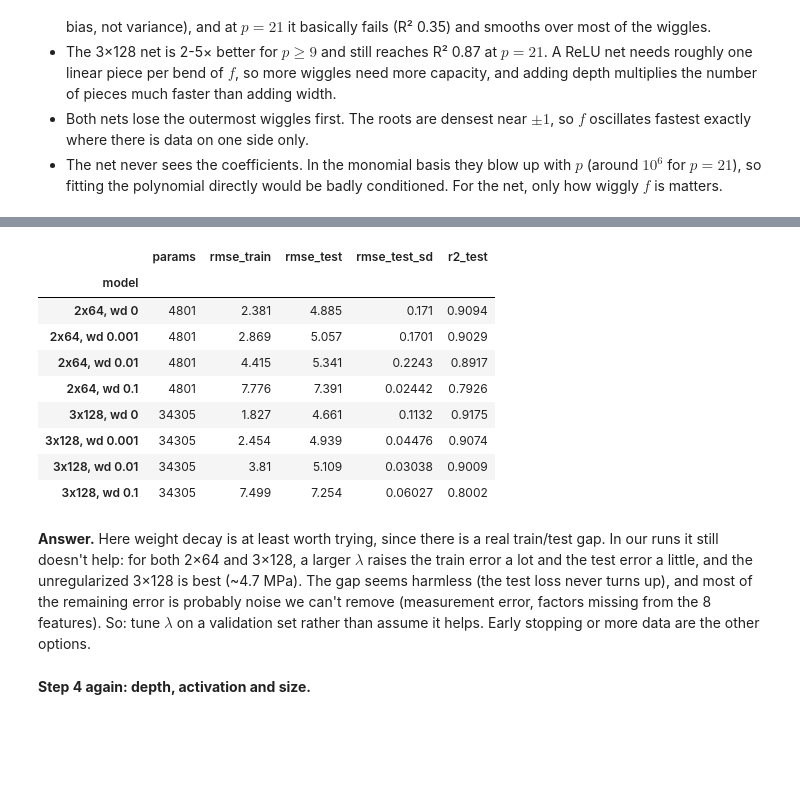
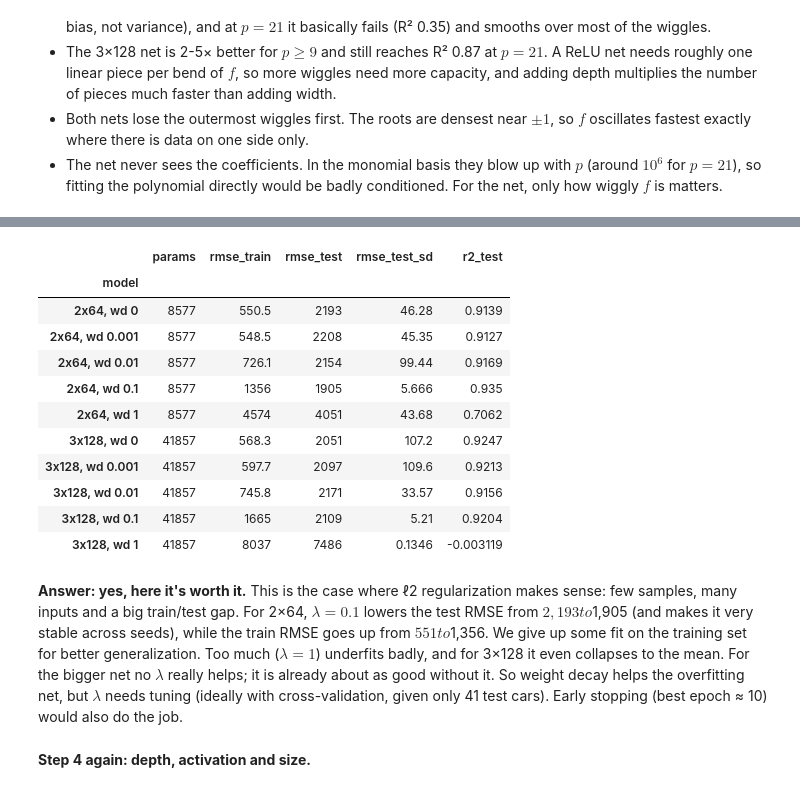
Before and after one commit to Space0code/emai-ml-lab2, a Jupyter notebook: part1.ipynb, the cells around one changed output, grey strips where cells are left out. Drawn from its saved outputs; the diff is of its cells as text; code cells hidden in the pictures; blank space fills up the shorter version.

```diff
--- a/part1.ipynb
+++ b/part1.ipynb
@@ -518,31 +520,34 @@ after 300 epochs: RMSE train 2.39 / test 4.95 MPa, test R2 0.907
 # %%
-def in_mpa(res):  # RMSE in MPa; the _sd column is the seed std (delta method)
-    return res.assign(rmse_train=to_mpa(res.mse_train), rmse_test=to_mpa(res.mse_test),
-                      rmse_test_sd=MPA * res.mse_test_sd / (2 * np.sqrt(res.mse_test)))[
+def in_usd(res):  # RMSE in $; the _sd column is the seed std (delta method)
+    return res.assign(rmse_train=to_usd(res.mse_train), rmse_test=to_usd(res.mse_test),
+                      rmse_test_sd=USD * res.mse_test_sd / (2 * np.sqrt(res.mse_test)))[
         ["params", "rmse_train", "rmse_test", "rmse_test_sd", "r2_test"]]
 
 big = (128, 128, 128)
 rwd, _ = compare({f"{a}, wd {wd:g}": dict(widths=w, wd=wd)
-                  for a, w in [("2x64", (64, 64)), ("3x128", big)] for wd in [0, 1e-3, 1e-2, 1e-1]},
+                  for a, w in [("2x64", (64, 64)), ("3x128", big)] for wd in [0, 1e-3, 1e-2, 1e-1, 1]},
                  real, epochs=R_EPOCHS)
-in_mpa(rwd)
+in_usd(rwd)
 # %% [output]
 |  | params | rmse_train | rmse_test | rmse_test_sd | r2_test |
 | model |  |  |  |  |  |
-| 2x64, wd 0 | 4801 | 2.381 | 4.885 | 0.171 | 0.9094 |
-| 2x64, wd 0.001 | 4801 | 2.869 | 5.057 | 0.1701 | 0.9029 |
-| 2x64, wd 0.01 | 4801 | 4.415 | 5.341 | 0.2243 | 0.8917 |
-| 2x64, wd 0.1 | 4801 | 7.776 | 7.391 | 0.02442 | 0.7926 |
-| 3x128, wd 0 | 34305 | 1.827 | 4.661 | 0.1132 | 0.9175 |
-| 3x128, wd 0.001 | 34305 | 2.454 | 4.939 | 0.04476 | 0.9074 |
-| 3x128, wd 0.01 | 34305 | 3.81 | 5.109 | 0.03038 | 0.9009 |
-| 3x128, wd 0.1 | 34305 | 7.499 | 7.254 | 0.06027 | 0.8002 |
+| 2x64, wd 0 | 8577 | 550.5 | 2193 | 46.28 | 0.9139 |
+| 2x64, wd 0.001 | 8577 | 548.5 | 2208 | 45.35 | 0.9127 |
+| 2x64, wd 0.01 | 8577 | 726.1 | 2154 | 99.44 | 0.9169 |
+| 2x64, wd 0.1 | 8577 | 1356 | 1905 | 5.666 | 0.935 |
+| 2x64, wd 1 | 8577 | 4574 | 4051 | 43.68 | 0.7062 |
+| 3x128, wd 0 | 41857 | 568.3 | 2051 | 107.2 | 0.9247 |
+| 3x128, wd 0.001 | 41857 | 597.7 | 2097 | 109.6 | 0.9213 |
+| 3x128, wd 0.01 | 41857 | 745.8 | 2171 | 33.57 | 0.9156 |
+| 3x128, wd 0.1 | 41857 | 1665 | 2109 | 5.21 | 0.9204 |
+| 3x128, wd 1 | 41857 | 8037 | 7486 | 0.1346 | -0.003119 |
 # %% [markdown]
-**Answer.** Here weight decay is at least worth trying, since there is a real train/test gap. In our runs it still
-doesn't help: for both 2×64 and 3×128, a larger $\lambda$ raises the train error a lot and the test error a little, and
-the unregularized 3×128 is best (~4.7 MPa). The gap seems harmless (the test loss never turns up), and most of the
-remaining error is probably noise we can't remove (measurement error, factors missing from the 8 features).
-So: tune $\lambda$ on a validation set rather than assume it helps. Early stopping or more data are the other options.
+**Answer: yes, here it's worth it.** This is the case where ℓ2 regularization makes sense: few samples, many inputs and a
+big train/test gap. For 2×64, $\lambda = 0.1$ lowers the test RMSE from $2,193 to $1,905 (and makes it very stable across
+seeds), while the train RMSE goes up from $551 to $1,356. We give up some fit on the training set for better
+generalization. Too much ($\lambda = 1$) underfits badly, and for 3×128 it even collapses to the mean. For the bigger net
+no $\lambda$ really helps; it is already about as good without it. So weight decay helps the overfitting net, but
+$\lambda$ needs tuning (ideally with cross-validation, given only 41 test cars). Early stopping (best epoch ≈ 10) would also do the job.
 # %% [markdown]
 **Step 4 again: depth, activation and size.**
 # %%
```
Also changed, not shown: parts of 14 cells of this notebook.
